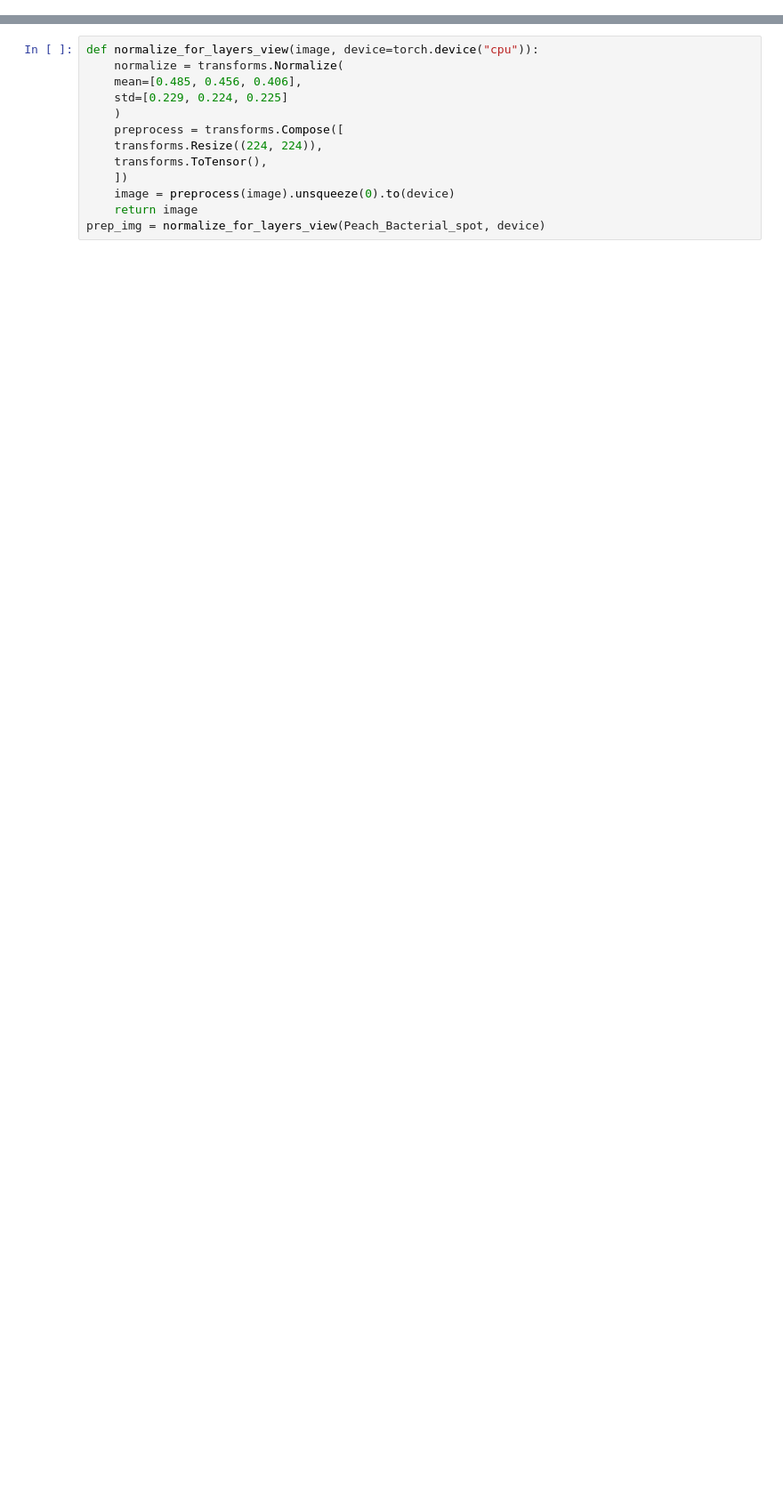
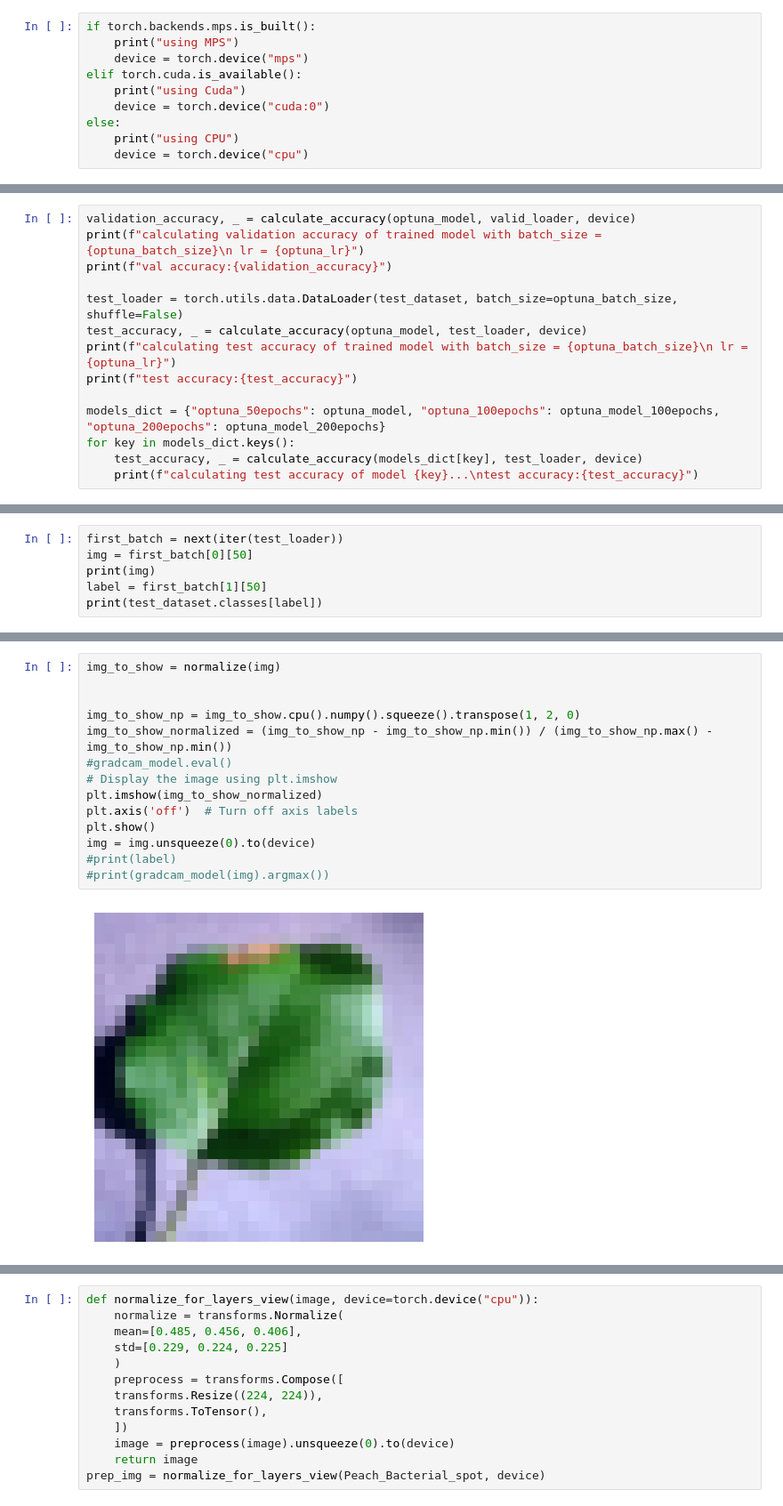
Before and after one commit to LeeBenyamin/Sherleaf-Holmes-project, a Jupyter notebook: plantDiseaseCNN.ipynb, the cells around one changed output, grey strips where cells are left out. Shown: that part at 89% size. Saved outputs shown, nothing was run; the diff lists cells and outputs as text; blank space fills up the shorter version.

```diff
--- a/plantDiseaseCNN.ipynb
+++ b/plantDiseaseCNN.ipynb
@@ -534,0 +217,10 @@ def load_image(path):
+# %%
+if torch.backends.mps.is_built():
+    print("using MPS")
+    device = torch.device("mps")
+elif torch.cuda.is_available():
+    print("using Cuda")
+    device = torch.device("cuda:0")
+else:
+    print("using CPUֹ")
+    device = torch.device("cpu")
@@ -534,0 +724,14 @@ def load_image(path):
+# %%
+validation_accuracy, _ = calculate_accuracy(optuna_model, valid_loader, device)
+print(f"calculating validation accuracy of trained model with batch_size = {optuna_batch_size}\n lr = {optuna_lr}")
+print(f"val accuracy:{validation_accuracy}")
+
+test_loader = torch.utils.data.DataLoader(test_dataset, batch_size=optuna_batch_size, shuffle=False)
+test_accuracy, _ = calculate_accuracy(optuna_model, test_loader, device)
+print(f"calculating test accuracy of trained model with batch_size = {optuna_batch_size}\n lr = {optuna_lr}")
+print(f"test accuracy:{test_accuracy}")
+
+models_dict = {"optuna_50epochs": optuna_model, "optuna_100epochs": optuna_model_100epochs, "optuna_200epochs": optuna_model_200epochs}
+for key in models_dict.keys():
+    test_accuracy, _ = calculate_accuracy(models_dict[key], test_loader, device)
+    print(f"calculating test accuracy of model {key}...\ntest accuracy:{test_accuracy}")
@@ -534,0 +789,6 @@ def load_image(path):
+# %%
+first_batch = next(iter(test_loader))
+img = first_batch[0][50]
+print(img)
+label = first_batch[1][50]
+print(test_dataset.classes[label])
@@ -534,0 +856,16 @@ def load_image(path):
+# %%
+img_to_show = normalize(img)
+
+
+img_to_show_np = img_to_show.cpu().numpy().squeeze().transpose(1, 2, 0)
+img_to_show_normalized = (img_to_show_np - img_to_show_np.min()) / (img_to_show_np.max() - img_to_show_np.min())
+#gradcam_model.eval()
+# Display the image using plt.imshow
+plt.imshow(img_to_show_normalized)
+plt.axis('off')  # Turn off axis labels
+plt.show()
+img = img.unsqueeze(0).to(device)
+#print(label)
+#print(gradcam_model(img).argmax())
+# %% [output]
+[figure, added]
```
Also changed, not shown: parts of 68 cells of this notebook.
